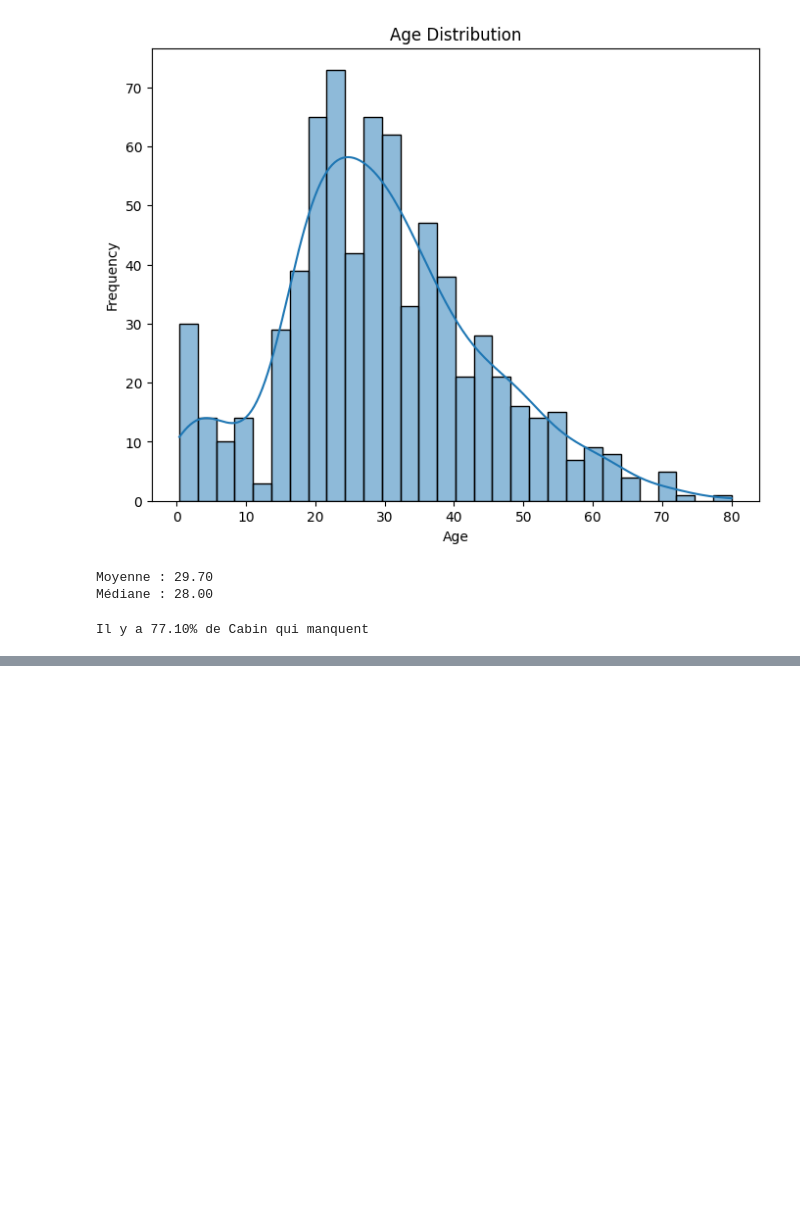
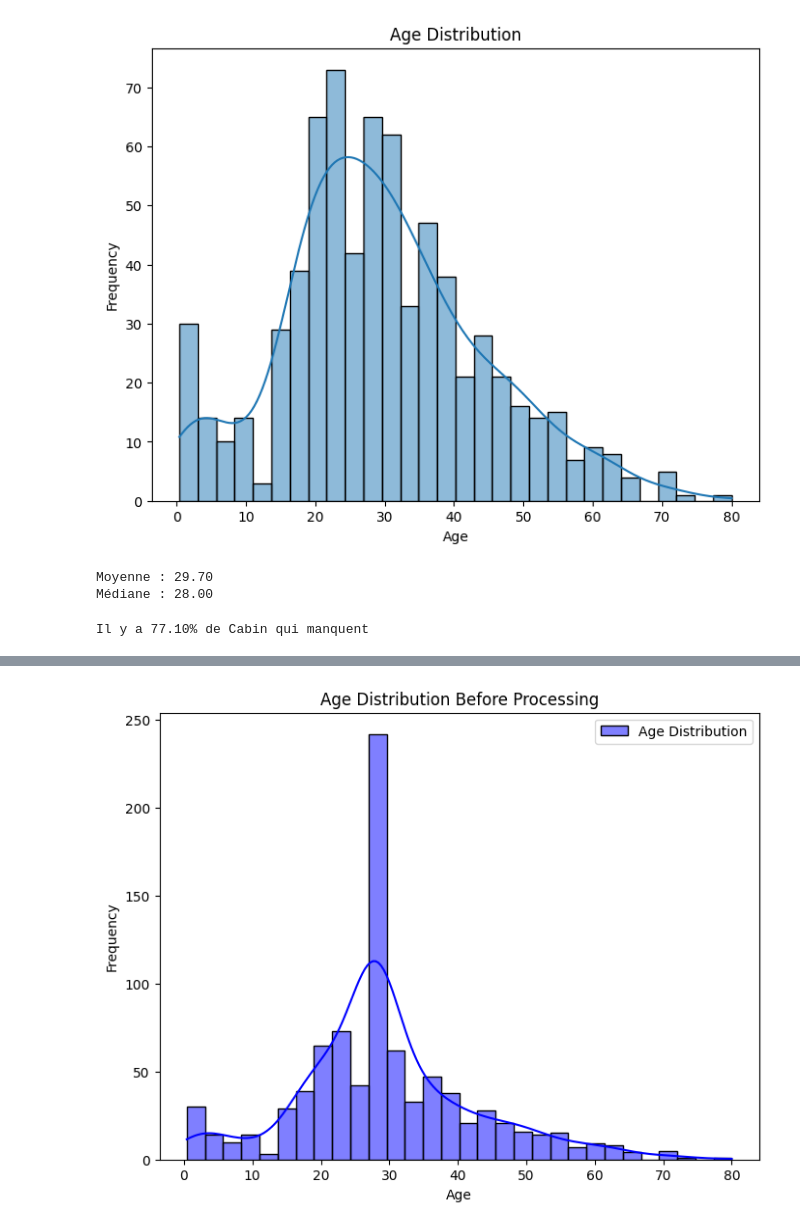
Before and after one commit to Ewnn/MachineLearning, a Jupyter notebook: LogisticRegression/main.ipynb, the cells around one changed output, grey strips where cells are left out. Cells and saved outputs as stored; diff of their text form; code cells hidden in the pictures; blank space fills up the shorter version.

```diff
--- a/LogisticRegression/main.ipynb
+++ b/LogisticRegression/main.ipynb
@@ -69,0 +144,24 @@ Name: count, dtype: int64
+# %%
+# 1. Feature Engineering - Create the 'TravelAlone' feature
+train_data['TravelAlone'] = (train_data['SibSp'] + train_data['Parch'] == 0).astype(int)
+test_data['TravelAlone'] = (test_data['SibSp'] + test_data['Parch'] == 0).astype(int)
+
+# 2. Handle Missing Values
+train_data['Age'].fillna(28, inplace=True)  # Impute missing Age with median
+test_data['Age'].fillna(28, inplace=True)   # Impute missing Age with median
+train_data['Embarked'].fillna('S', inplace=True)  # Impute missing Embarked with 'S'
+test_data['Embarked'].fillna('S', inplace=True)   # Impute missing Embarked with 'S'
+
+# 3. Get Dummies for Categorical Features
+train_data_encoded = pd.get_dummies(train_data, columns=['Sex', 'Embarked', 'Pclass'], drop_first=True)
+test_data_encoded = pd.get_dummies(test_data, columns=['Sex', 'Embarked', 'Pclass'], drop_first=True)
+
+# 4. Drop unnecessary columns
+train_data_encoded.drop(columns=['Name', 'Ticket', 'Cabin'], inplace=True)
+test_data_encoded.drop(columns=['Name', 'Ticket', 'Cabin'], inplace=True)
+
+# 5. Print missing values
+print('Missing values in train data:')
+print(train_data_encoded.isnull().sum())
+print('\nMissing values in test data:')
+print(test_data_encoded.isnull().sum())
@@ -69,0 +187,13 @@ Name: count, dtype: int64
+# %%
+# 6. Exploratory Data Analysis - Visualizations
+
+# Age Distribution
+plt.figure(figsize=(8, 6))
+sns.histplot(train_data['Age'], kde=True, color='blue', label='Age Distribution')
+plt.title('Age Distribution Before Processing')
+plt.xlabel('Age')
+plt.ylabel('Frequency')
+plt.legend()
+plt.show()
+# %% [output]
+[figure, added]
```
Also changed, not shown: parts of 19 cells of this notebook, 1 other file.
